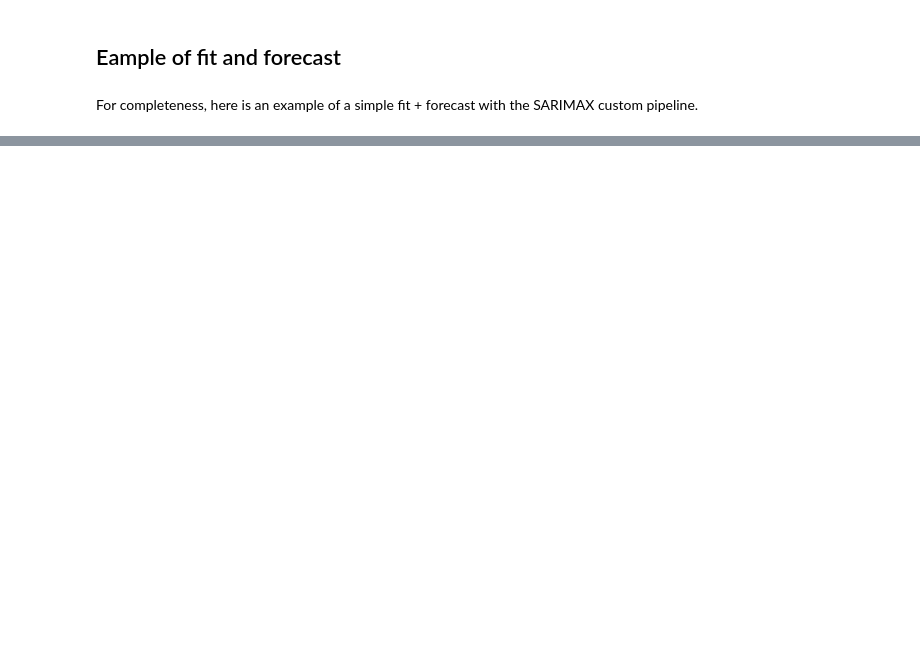
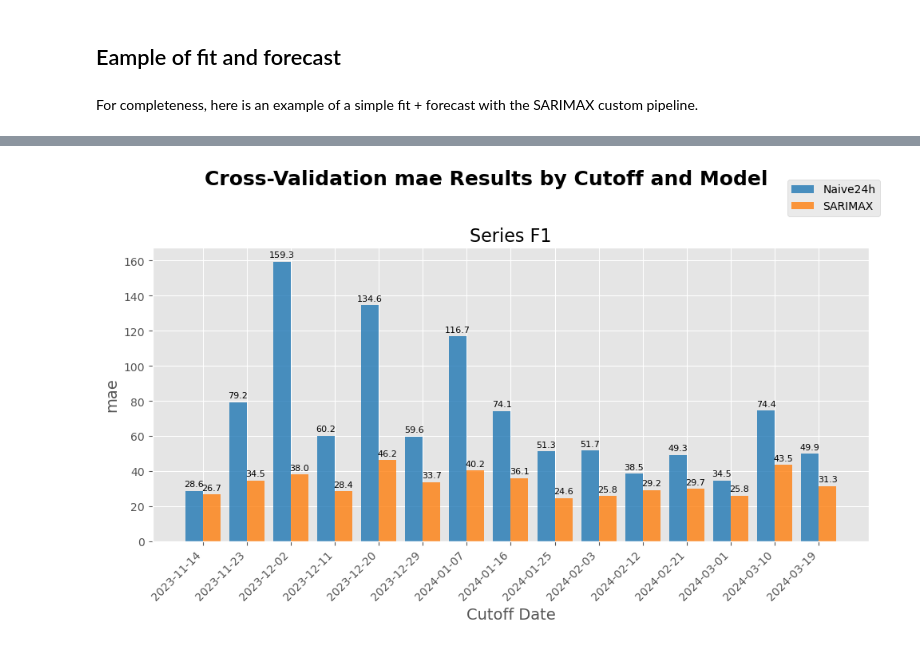
Before and after one commit to GioLombardiDev/Optit-Internship, a Jupyter notebook: notebooks/SARIMAX model.ipynb, the cells around one changed output, grey strips where cells are left out. Drawn from its saved outputs; the diff is of its cells as text; code cells hidden in the pictures; blank space fills up the shorter version.

```diff
--- a/notebooks/SARIMAX model.ipynb
+++ b/notebooks/SARIMAX model.ipynb
@@ -387,12 +469,12 @@ To evaluate the model's goodness of fit, we use four key metrics:
 id = 'F1'
 threshold = 13.5 # Example threshold
 
+# === Do not edit below ===
 # Initialize configuration for the desired data preparation
 sconfig = SARIMAXConfig(
     with_exog=True,
     exog_vars=['temperature'],
     threshold=threshold,
-    days_averages=None,
     transform='none'
 )
 
@@ -1060,0 +1679,21 @@ if do_test:
+# %%
+# Pick a run_id to analyze
+run_id = "F1_week_test_sarimax_20251006T201817"
+
+# === Do not edit below ===
+# --- Load data ---
+path = BASE_DIR / "results" / "test" / "sarimax" / run_id
+cv_df = pd.read_parquet(path / "cv_df.parquet")
+with open(path / "metadata.yaml", "r", encoding="utf-8") as f:
+    metadata = yaml.safe_load(f)
+
+# --- check cv_df ---
+from heat_forecast.utils.cv_utils import sanity_cv_df
+_ = sanity_cv_df(cv_df, metadata, positive_forecasts=True)
+
+interactive_plot_cutoff_results(
+    target_df=heat_df,
+    cv_df=cv_df,
+    add_context=True,
+    figsize=(11, 6)
+)
@@ -1063,7 +1705,7 @@ if do_test:
 # %% [markdown]
 For completeness, here is an example of a simple fit + forecast with the SARIMAX custom pipeline.
 # %%
-# Pick an id and a candidate threshold
+# Pick an id
 id = 'F1'
 
 # Initialize configuration for the desired data preparation
@@ -1083,7 +1725,6 @@ spipeline.prepare_data()
 start_train = pd.Timestamp('2023-01-06 23:00:00')
 end_train = pd.Timestamp('2024-01-06 23:00:00')
 spipeline.fit(
-    start_train=start_train,
     end_train=end_train,
 )
 
@@ -1103,0 +1823,9 @@ custom_plot_results(
+# %%
+if do_cv:
+    # Compute evaluation metrics and display the summary
+    summary, combined_results = custom_evaluate_cv(
+        cv_df=cv_df,
+        metrics=['mae', 'rmse', 'mase', 'nmae'],  # List of metrics to compute
+        target_df=heat_df,  # Training data mase
+    )
+    _ = display_cv_summary(summary)
@@ -1103,0 +1838,10 @@ custom_plot_results(
+# %%
+if do_cv:
+    # Plot the cross-validation metrics by cutoff
+    fig = plotly_cv_metric_by_cutoff(
+        combined_results=combined_results,
+        metric='mae',  # Change to 'rmse' or 'me' for other metrics
+        figsize=(10,6)
+    )
+# %% [output]
+[figure, added]
```
Also changed, not shown: parts of 47 cells of this notebook, 17 other files.
